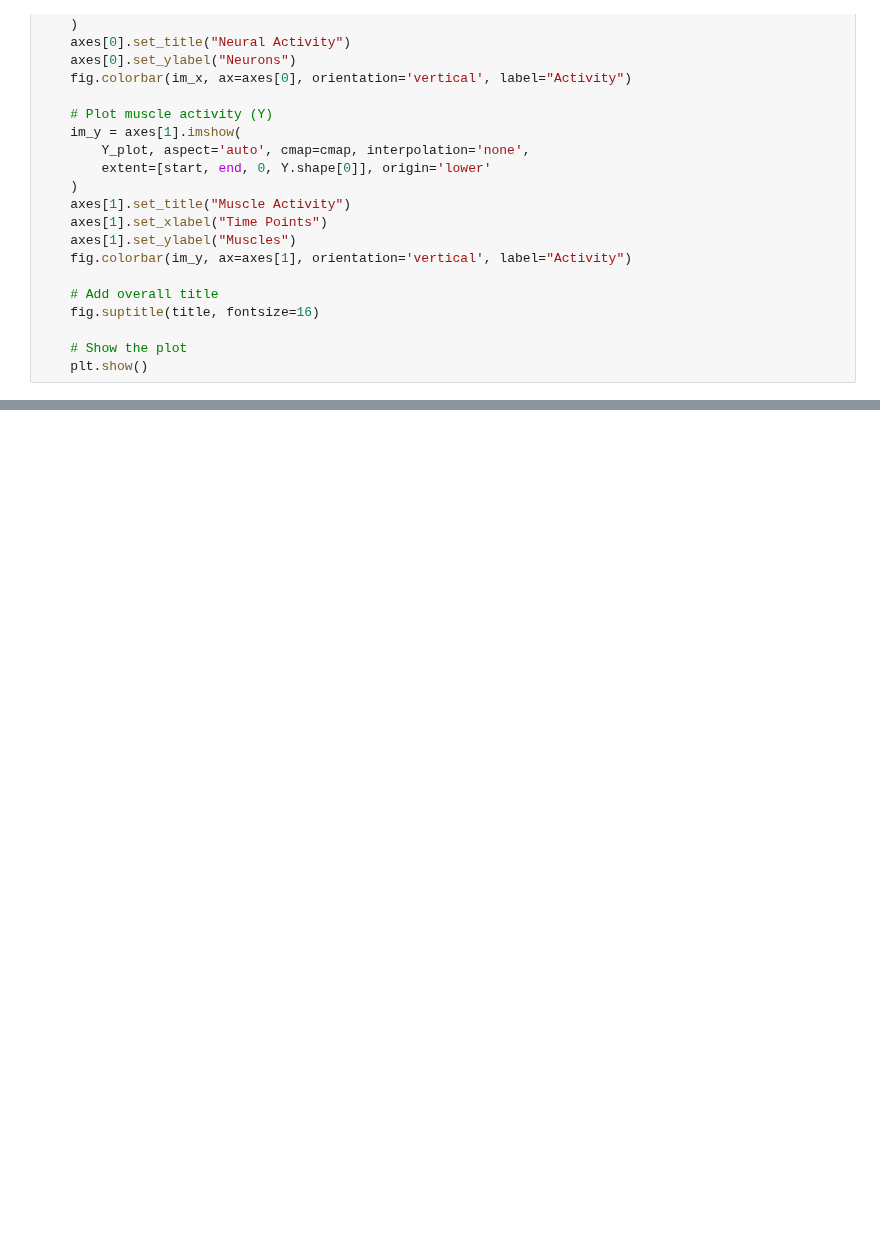
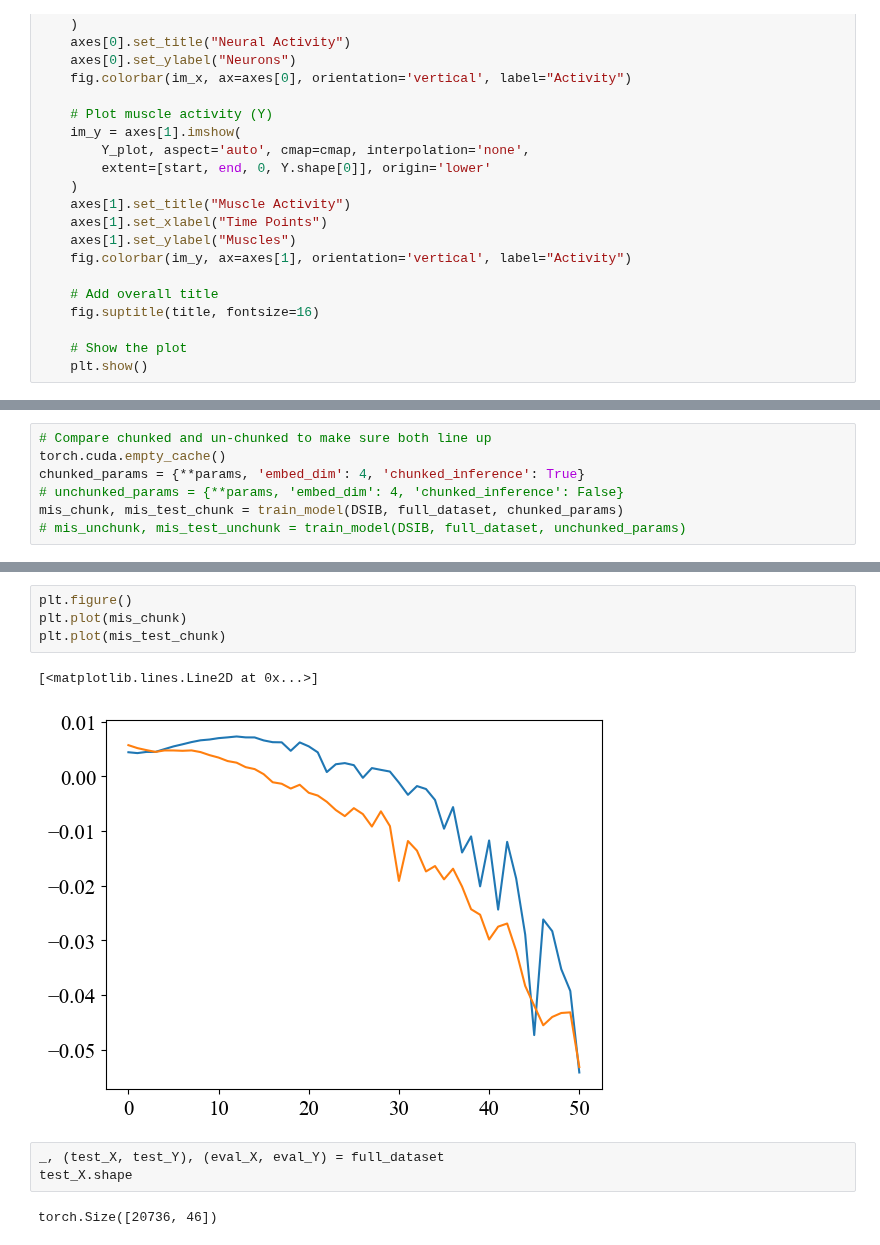
Before and after one commit to LeoJW/VNCMPanalysis, a Jupyter notebook: eslam_MI/Mothy_MI.ipynb, the cells around one changed output, grey strips where cells are left out. Drawn from its saved outputs; the diff is of its cells as text; blank space fills up the shorter version.

```diff
--- a/eslam_MI/Mothy_MI.ipynb
+++ b/eslam_MI/Mothy_MI.ipynb
@@ -163,0 +167,7 @@ full_dataset = create_train_test_eval(dataset, train_fraction=0.95, device=devic
+# %%
+# Compare chunked and un-chunked to make sure both line up
+torch.cuda.empty_cache()
+chunked_params = {**params, 'embed_dim': 4, 'chunked_inference': True}
+# unchunked_params = {**params, 'embed_dim': 4, 'chunked_inference': False}
+mis_chunk, mis_test_chunk = train_model(DSIB, full_dataset, chunked_params)
+# mis_unchunk, mis_test_unchunk = train_model(DSIB, full_dataset, unchunked_params)
@@ -164,3 +192,15 @@ full_dataset = create_train_test_eval(dataset, train_fraction=0.95, device=devic
+# %%
+plt.figure()
+plt.plot(mis_chunk)
+plt.plot(mis_test_chunk)
+# %% [output]
+[<matplotlib.lines.Line2D at 0x...>]
+[figure, added]
+# %%
+_, (test_X, test_Y), (eval_X, eval_Y) = full_dataset
+test_X.shape
+# %% [output]
+torch.Size([20736, 46])
 # %%
 # Empty arrays and do the run, will take forever
 mi = {}
```
Also changed, not shown: parts of 11 cells of this notebook, 5 other files.
